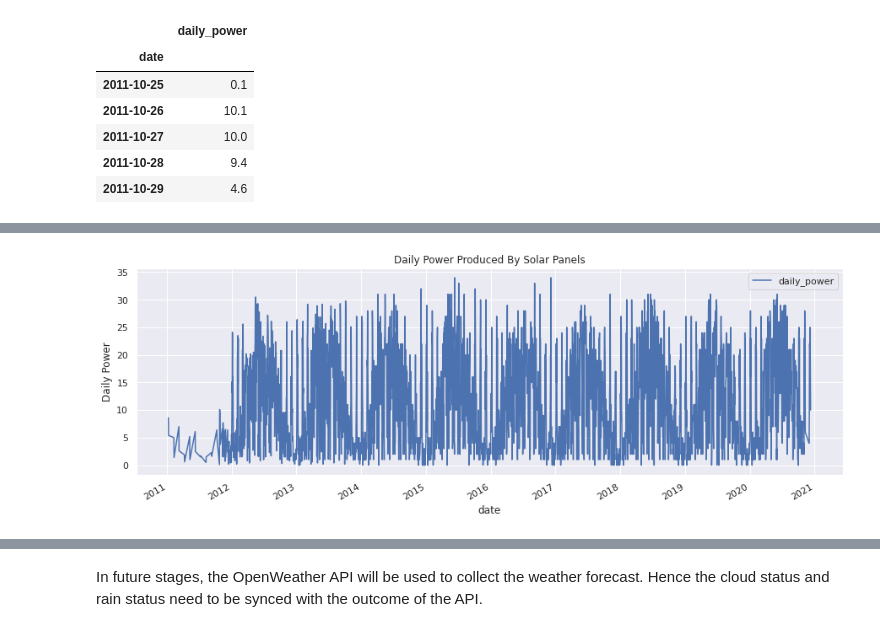
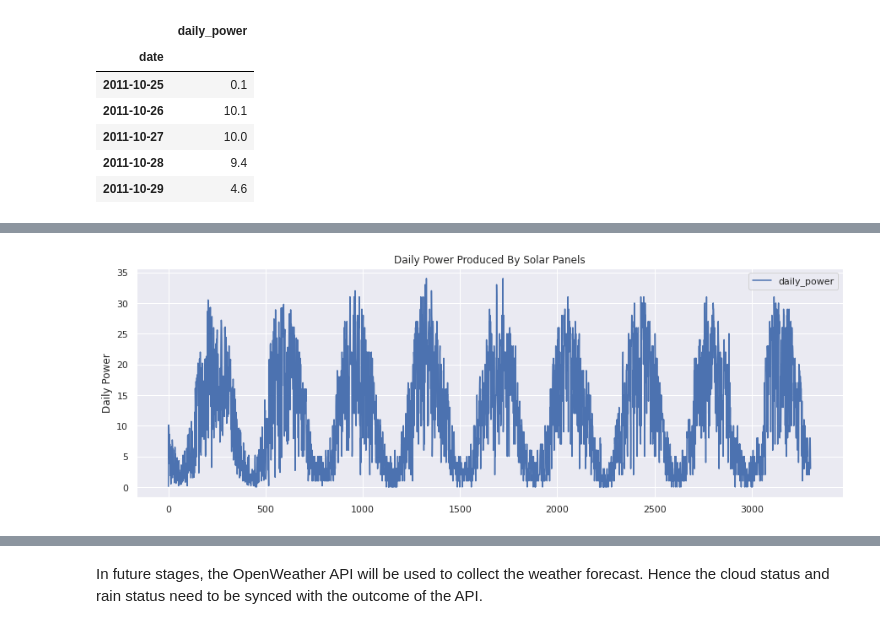
Before and after one commit to MN-Pham/Weather_SolarEnergy_Predictor, a Jupyter notebook: SolarEnergyDataRefine.ipynb, the cells around one changed output, grey strips where cells are left out. Saved outputs shown, nothing was run; the diff lists cells and outputs as text; code cells hidden in the pictures.

```diff
--- a/SolarEnergyDataRefine.ipynb
+++ b/SolarEnergyDataRefine.ipynb
@@ -21,4 +21,8 @@ weather.head()
 | 2 | 2 | 01:50 | 12 °C | Overcast. | 19 km/h | 88% | 1011 mbar | 9 km | 2012 | 1 | ... |
 | 3 | 3 | 02:20 | 12 °C | Partly cloudy. | 17 km/h | 88% | 1010 mbar | NaN | 2012 | 1 | ... |
 | 4 | 4 | 02:50 | 12 °C | Sprinkles. Mostly cloudy. | 15 km/h | 88% | 1010 mbar | NaN | 2012 | 1 | ... |
+# %%
+for i in range(len(weather)):
+    if int(weather['clock'][i][0:2]) < 4 or int(weather['clock'][i][0:2]) > 22:
+        weather.drop(index=i, axis=0, inplace=True)
 # %% [markdown]
@@ -222,6 +276,8 @@ dtype: int64
 # %% [markdown]
 Let's try to replace the missing numerical value (temp/wind/humidity) with the mean of the value right before and right after it.
 # %%
+weather_tran = weather_tran.reset_index()
+
 for i in range(len(weather_tran)):
     if str(weather_tran.loc[i, 'temp']) == 'nan':
         n = 1
@@ -534,10 +609,11 @@ len(average_weather), len(energy)
 # %%
 sns.set()
 power_index= energy.reset_index()
-power_index.plot(x='date', y='daily_power', figsize=(15,5))
+
+power_index.plot(y='daily_power', figsize=(15,5))
 
 plt.title('Daily Power Produced By Solar Panels')
 plt.ylabel('Daily Power')
 plt.show()
 # %% [output]
-[figure, old version]
+[figure, new version]
```
Also changed, not shown: parts of 57 cells of this notebook, 2 other files.
